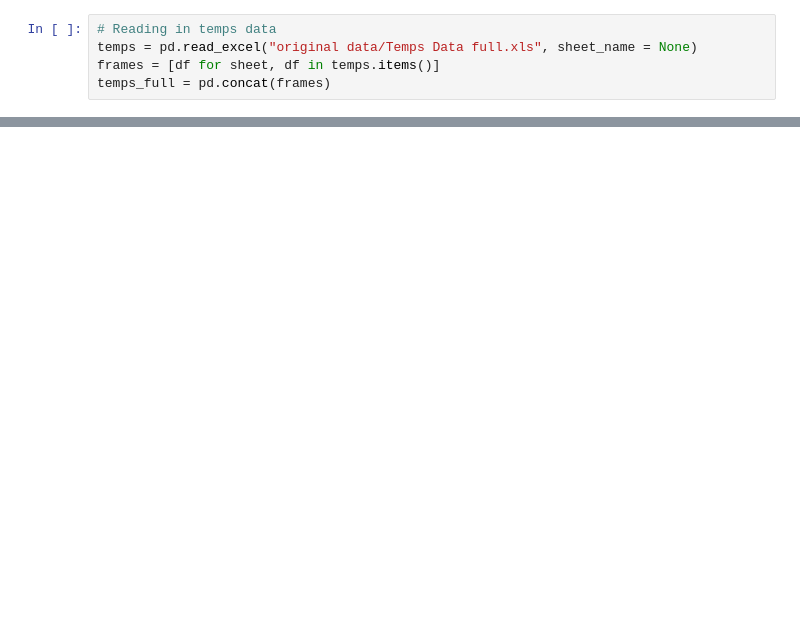
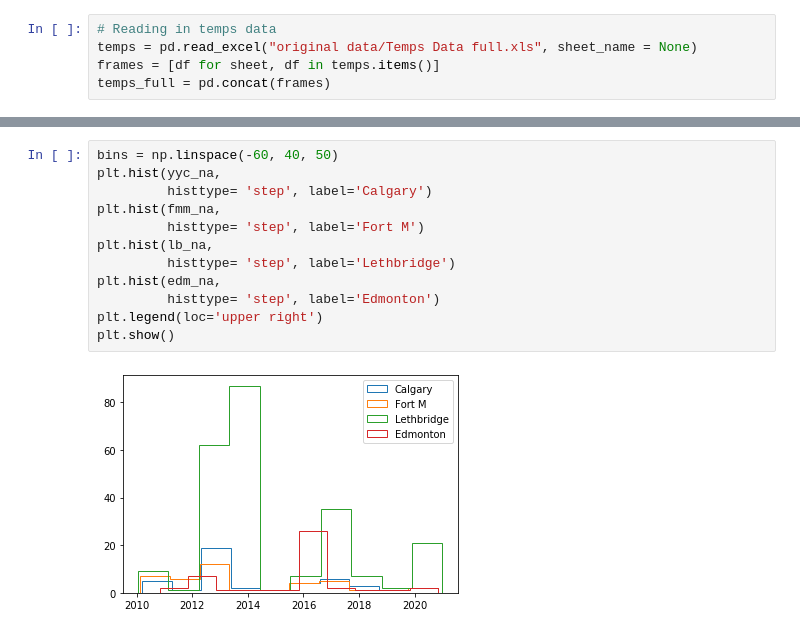
Before and after one commit to plklinh/ECON599_Team1_AlbertaElectricityConsumption, a Jupyter notebook: Cleaning2_Temperatures.ipynb, the cells around one changed output, grey strips where cells are left out. Cells and saved outputs as stored; diff of their text form; blank space fills up the shorter version.

```diff
--- a/Cleaning2_Temperatures.ipynb
+++ b/Cleaning2_Temperatures.ipynb
@@ -34,0 +73,14 @@ pop_2016_2020.head()
+# %%
+bins = np.linspace(-60, 40, 50)
+plt.hist(yyc_na,
+         histtype= 'step', label='Calgary')
+plt.hist(fmm_na,
+         histtype= 'step', label='Fort M')
+plt.hist(lb_na,
+         histtype= 'step', label='Lethbridge')
+plt.hist(edm_na,
+         histtype= 'step', label='Edmonton')
+plt.legend(loc='upper right')
+plt.show()
+# %% [output]
+[figure, added]
```
Also changed, not shown: parts of 15 cells of this notebook, 5 other files.
